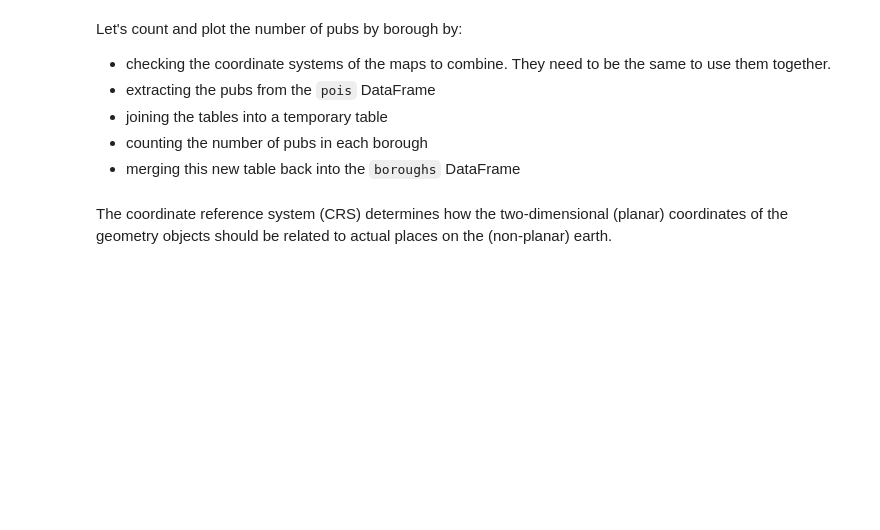
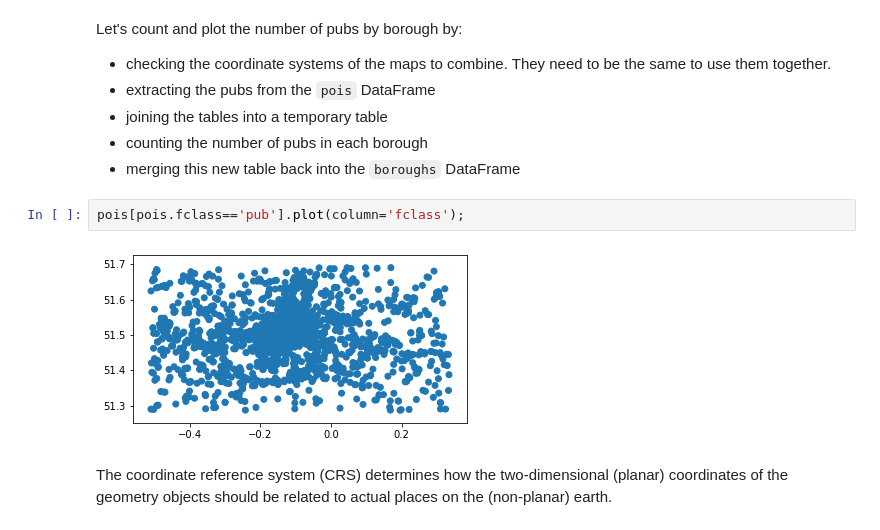
Before and after one commit to monocilindro/foss4g-geopandas, a Jupyter notebook: notebooks/2-geopandas-workshop.ipynb, the cells around one changed output. Drawn from its saved outputs; the diff is of its cells as text; blank space fills up the shorter version.

```diff
--- a/notebooks/2-geopandas-workshop.ipynb
+++ b/notebooks/2-geopandas-workshop.ipynb
@@ -533,6 +537,10 @@ Let's count and plot the number of pubs by borough by:
 * joining the tables into a temporary table
 * counting the number of pubs in each borough
 * merging this new table back into the `boroughs` DataFrame
+# %%
+pois[pois.fclass=='pub'].plot(column='fclass');
+# %% [output]
+[figure, added]
 # %% [markdown]
 The coordinate reference system (CRS) determines how the two-dimensional (planar) coordinates of the geometry objects should be related to actual places on the (non-planar) earth.
 # %%
```
Also changed, not shown: parts of 7 cells of this notebook, 3 other files.
